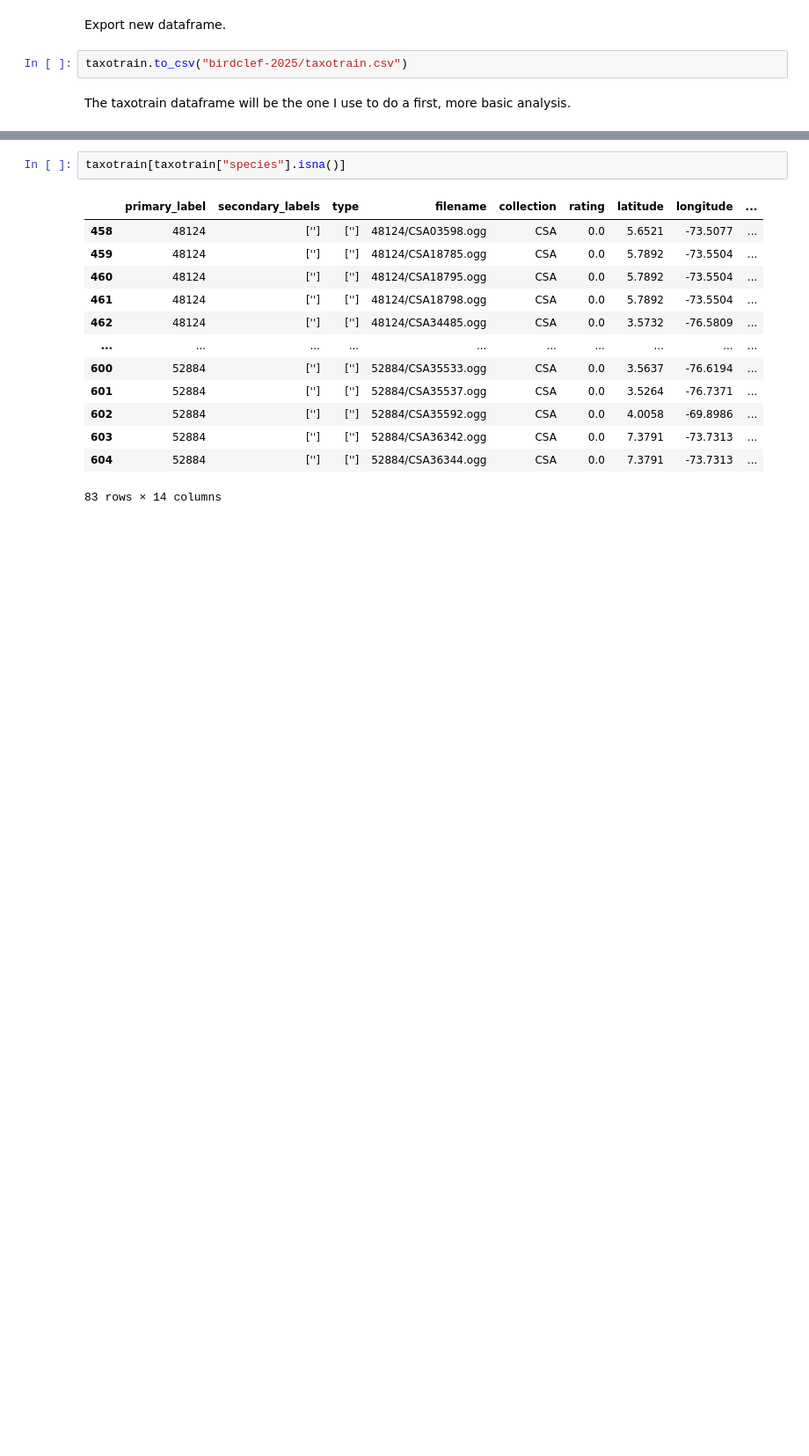
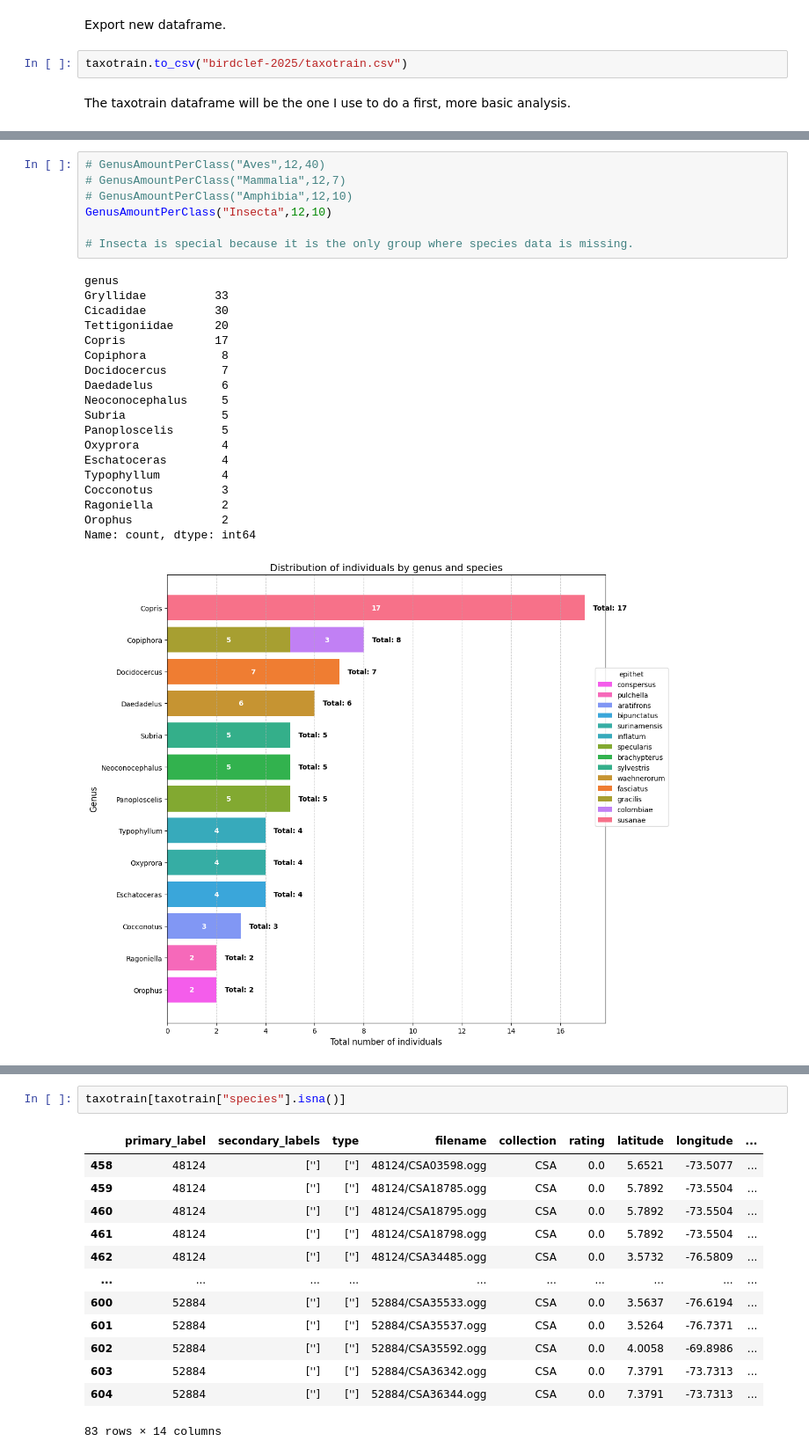
Before and after one commit to siouxi/EDA_BirdCLEF25, a Jupyter notebook: EDA&Profiling.ipynb, the cells around one changed output, grey strips where cells are left out. Shown: that part at 88% size. Cells and saved outputs as stored; diff of their text form; blank space fills up the shorter version.

```diff
--- a/EDA&Profiling.ipynb
+++ b/EDA&Profiling.ipynb
@@ -103,0 +194,27 @@ taxotrain
+# %%
+# GenusAmountPerClass("Aves",12,40)
+# GenusAmountPerClass("Mammalia",12,7)
+# GenusAmountPerClass("Amphibia",12,10)
+GenusAmountPerClass("Insecta",12,10)
+
+# Insecta is special because it is the only group where species data is missing.
+# %% [output]
+genus
+Gryllidae          33
+Cicadidae          30
+Tettigoniidae      20
+Copris             17
+Copiphora           8
+Docidocercus        7
+Daedadelus          6
+Neoconocephalus     5
+Subria              5
+Panoploscelis       5
+Oxyprora            4
+Eschatoceras        4
+Typophyllum         4
+Cocconotus          3
+Ragoniella          2
+Orophus             2
+Name: count, dtype: int64
+[figure, added]
```
Also changed, not shown: parts of 13 cells of this notebook, 2 other files.
